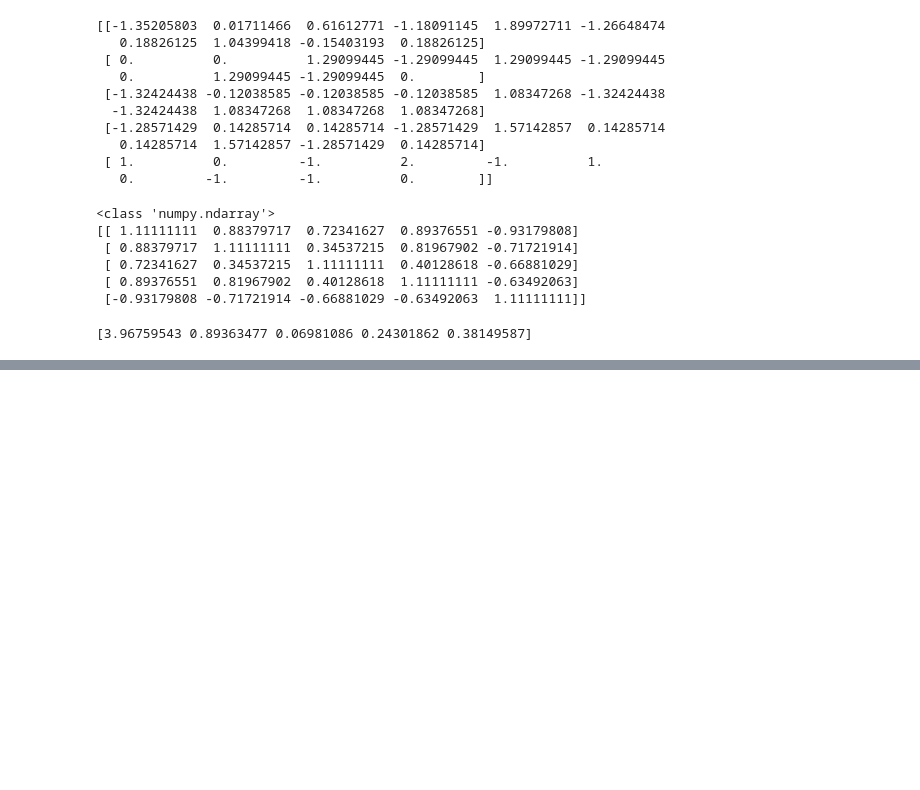
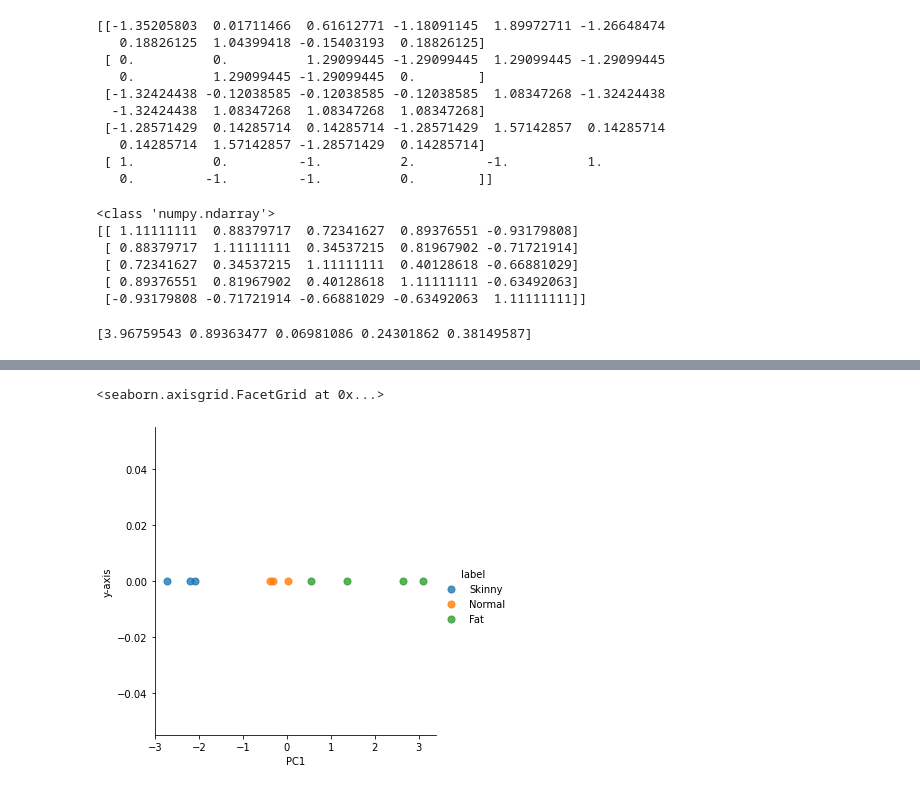
Before and after one commit to ulrikSebastienR/Colab-python-diaries, a Jupyter notebook: PCA_Direct.ipynb, the cells around one changed output, grey strips where cells are left out. Drawn from its saved outputs; the diff is of its cells as text; code cells hidden in the pictures; blank space fills up the shorter version.

```diff
--- a/PCA_Direct.ipynb
+++ b/PCA_Direct.ipynb
@@ -157,0 +183,5 @@ SyntaxError: ignored
+# %%
+projected_x = x_std.dot(eig_vecs.T[0]) # ? 6. Project data point onto selected Eigen Vector
+#dot product of standard scaler of features with first column of eigen vectors,
+# need to understand why and how does it projects all the points to the hyper plane axis
+print(projected_x)
@@ -157,0 +191,4 @@ SyntaxError: ignored
+# %%
+result = pd.DataFrame(projected_x, columns= ['PC1'])
+print(type(result))
+print(result)
@@ -157,0 +208,3 @@ SyntaxError: ignored
+# %%
+result['y-axis'] = 0.0
+result['label'] = y
@@ -157,0 +228,6 @@ SyntaxError: ignored
+# %%
+sns.lmplot('PC1','y-axis',data = result, fit_reg=False, hue  = 'label', scatter_kws= {'s':50})
+# scatter_kws is marker size
+# %% [output]
+<seaborn.axisgrid.FacetGrid at 0x...>
+[figure, added]
```
Also changed, not shown: parts of 13 cells of this notebook.
